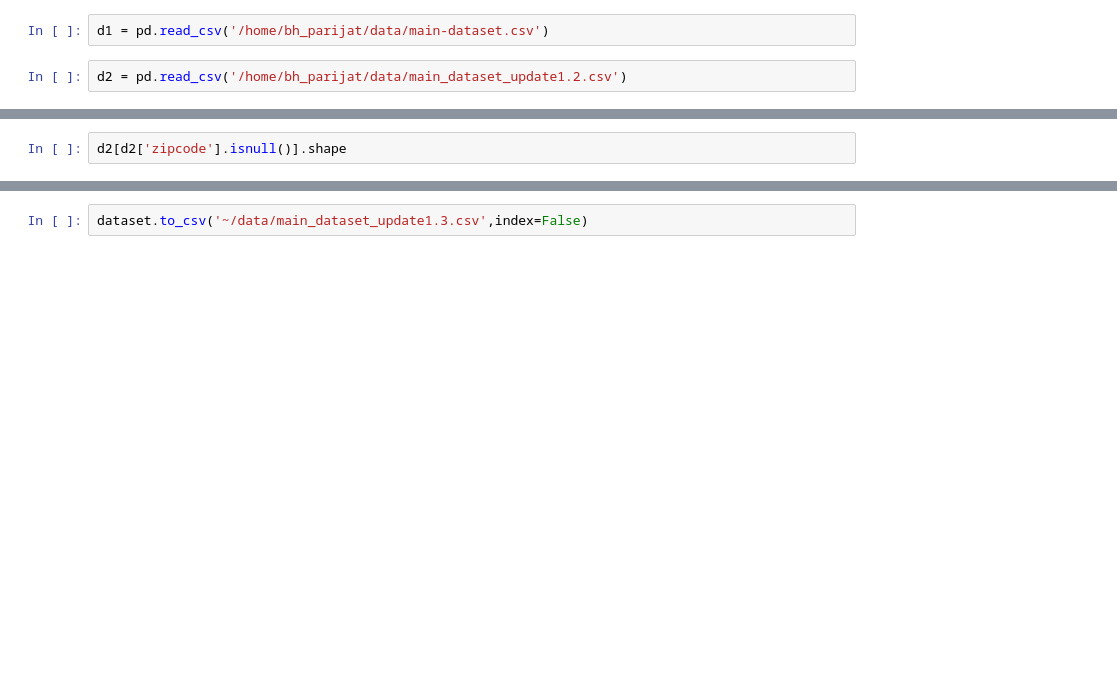
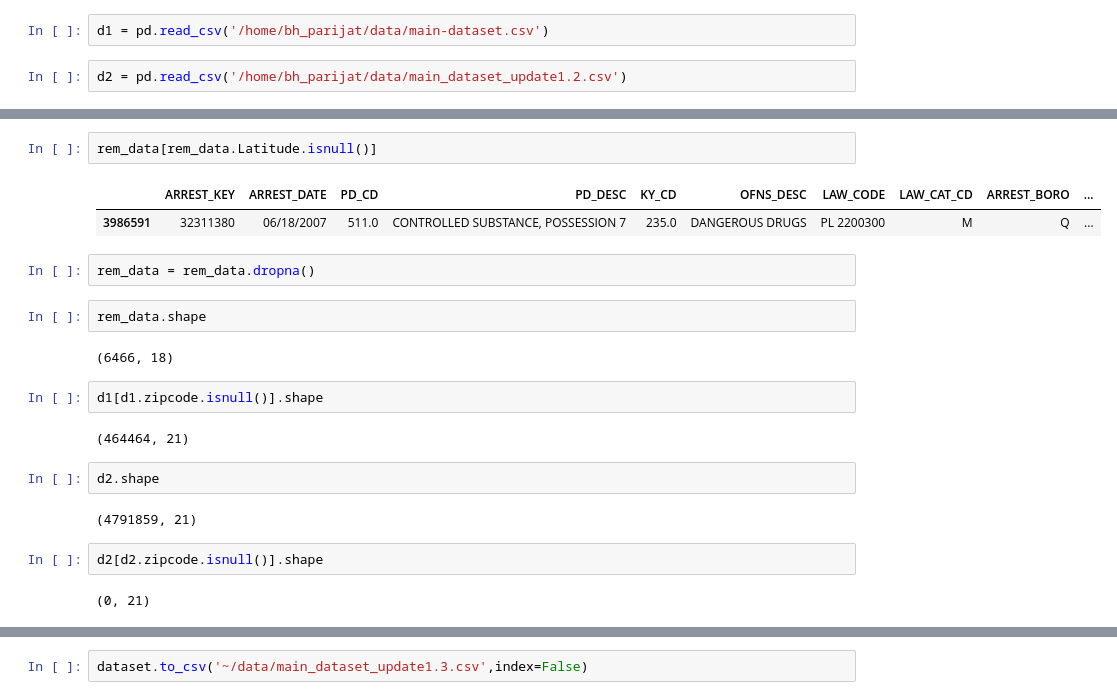
Before and after one commit to bhparijat/NYPD-crime-analysis, a Jupyter notebook: build_remaining.csv.ipynb, the cells around one changed output, grey strips where cells are left out. Saved outputs shown, nothing was run; the diff lists cells and outputs as text; blank space fills up the shorter version.

```diff
--- a/build_remaining.csv.ipynb
+++ b/build_remaining.csv.ipynb
@@ -106,2 +98,23 @@ d2.shape
+# %%
+rem_data[rem_data.Latitude.isnull()]
+# %% [output]
+|  | ARREST_KEY | ARREST_DATE | PD_CD | PD_DESC | KY_CD | OFNS_DESC | LAW_CODE | LAW_CAT_CD | ARREST_BORO | ... |
+| 3986591 | 32311380 | 06/18/2007 | 511.0 | CONTROLLED SUBSTANCE, POSSESSION 7 | 235.0 | DANGEROUS DRUGS | PL 2200300 | M | Q | ... |
+# %%
+rem_data = rem_data.dropna()
+# %%
+rem_data.shape
+# %% [output]
+(6466, 18)
+# %%
+d1[d1.zipcode.isnull()].shape
+# %% [output]
+(464464, 21)
+# %%
+d2.shape
+# %% [output]
+(4791859, 21)
 # %%
-d2[d2['zipcode'].isnull()].shape
+d2[d2.zipcode.isnull()].shape
+# %% [output]
+(0, 21)
```
Also changed, not shown: parts of 94 cells of this notebook, 2 other files.
